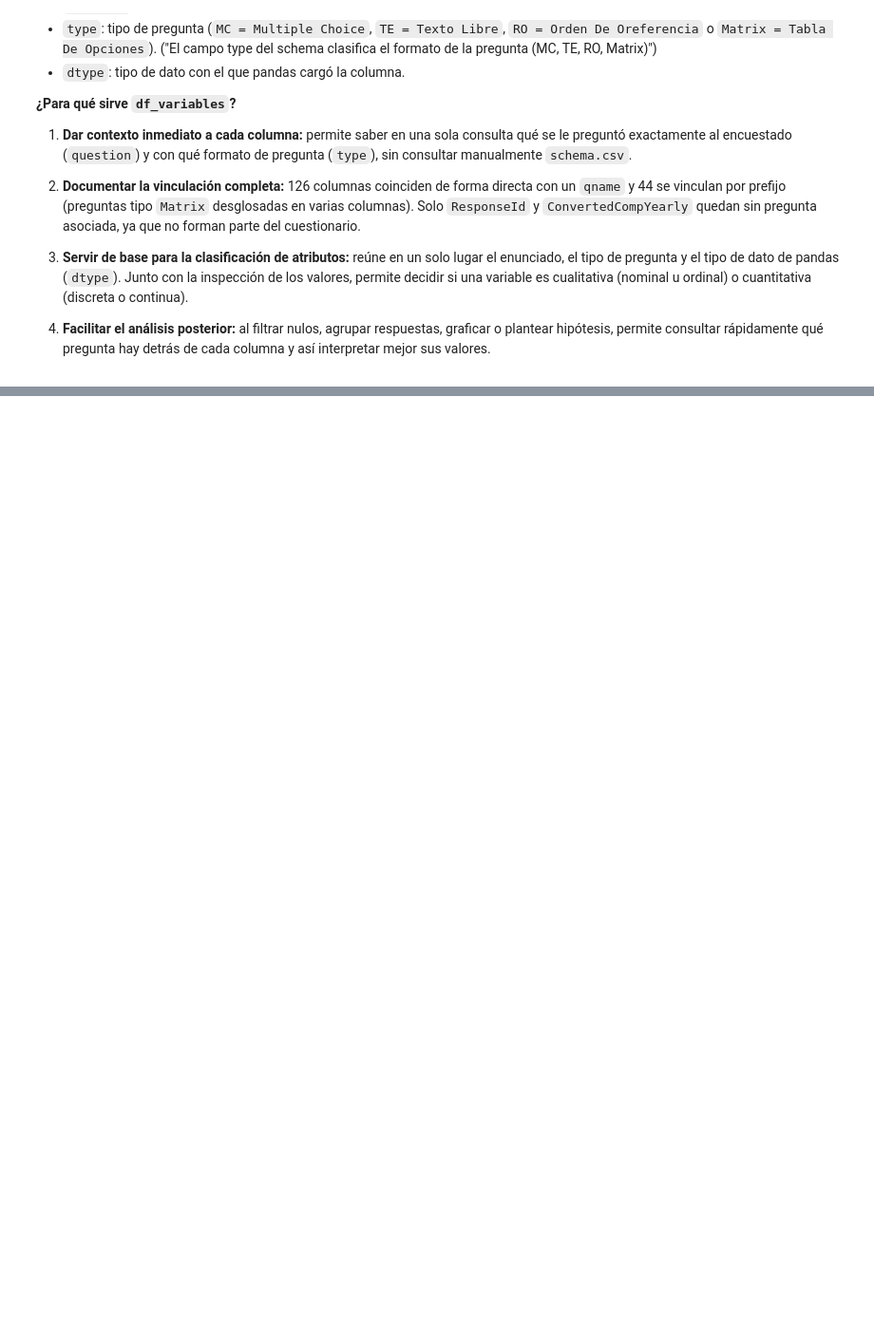
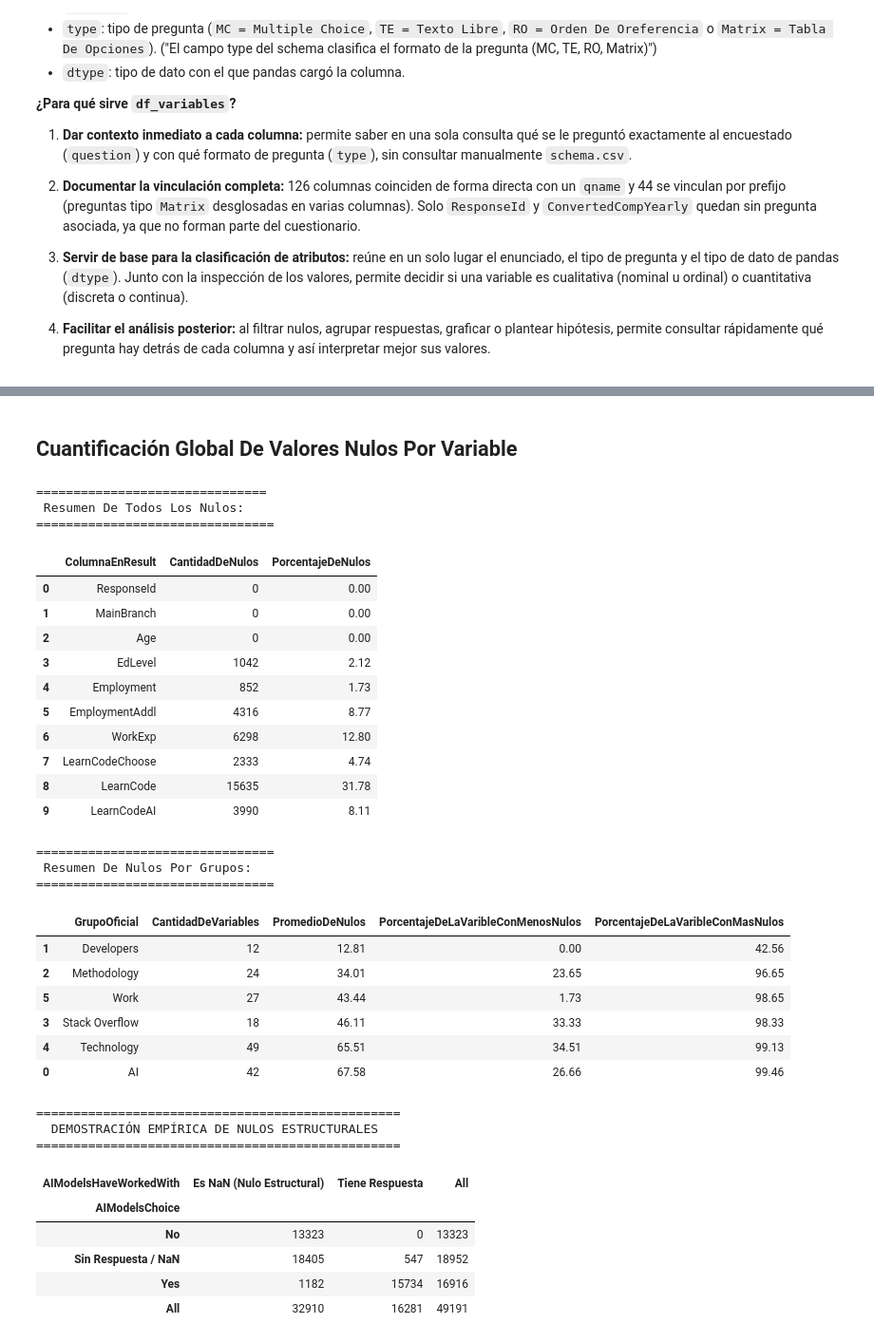
Before and after one commit to Gonza117/tp-fundamentos-ciencia-datos, a Jupyter notebook: CodigosGonza.ipynb, the cells around one changed output, grey strips where cells are left out. Shown at 95% size. Saved outputs shown, nothing was run; the diff lists cells and outputs as text; code cells hidden in the pictures; blank space fills up the shorter version.

Commit message:
Calculo De Valores Nulos

```diff
--- a/CodigosGonza.ipynb
+++ b/CodigosGonza.ipynb
@@ -196,7 +271,7 @@ df_schema.columns
 
 4. **Facilitar el análisis posterior:** al filtrar nulos, agrupar respuestas, graficar o plantear hipótesis, permite consultar rápidamente qué pregunta hay detrás de cada columna y así interpretar mejor sus valores.
 # %%
-def mapear_grupo_oficial(col):
+def mapear_GrupoOficial(col):
     # Developers (Profile, Education & Experience, Developer roles)
     if col in [
         "ResponseId", "MainBranch", "Age", "Country", "EdLevel", "WorkExp",
@@ -234,5 +309,5 @@ def mapear_grupo_oficial(col):
 
     return "Sin Clasificar"
 
-df_variables["grupo_oficial"] = df_variables["ColumnaEnResult"].apply(mapear_grupo_oficial)
+df_variables["GrupoOficial"] = df_variables["ColumnaEnResult"].apply(mapear_GrupoOficial)
 # %%
@@ -287,0 +327,76 @@ df_variables[df_variables['ColumnaEnResult'].str.contains('TechOppose_', case=Fa
+# %% [markdown]
+## Cuantificación Global De Valores Nulos Por Variable
+# %%
+df_nulos = pd.DataFrame({
+    "ColumnaEnResult": df_results.columns,
+    "CantidadDeNulos": df_results.isna().sum().values,
+    "PorcentajeDeNulos": (df_results.isna().mean() * 100).round(2).values
+})
+
+# Agregamos a df_variables la cantidad de nulos y el porcentaje que representan.
+if "PorcentajeDeNulos" not in df_variables.columns:
+    df_variables = df_variables.merge(df_nulos, on="ColumnaEnResult", how="left")
+
+print("===============================")
+print(" Resumen De Todos Los Nulos: ")
+print("================================")
+display(df_nulos[df_nulos.columns].head(10))
+
+# Esta parte del código toma la información individual de nulos de cada columna y la agrupa por los 6 módulos temáticos oficiales
+
+resumen_nulos_grupo = df_variables.groupby("GrupoOficial").agg(
+    CantidadDeVariables=("ColumnaEnResult", "count"),
+    PromedioDeNulos=("PorcentajeDeNulos", "mean"),
+    PorcentajeDeLaVaribleConMenosNulos=("PorcentajeDeNulos", "min"),
+    PorcentajeDeLaVaribleConMasNulos=("PorcentajeDeNulos", "max")
+).reset_index().sort_values(by="PromedioDeNulos")
+resumen_nulos_grupo["PromedioDeNulos"] = resumen_nulos_grupo["PromedioDeNulos"].round(2)
+
+print("================================")
+print(" Resumen De Nulos Por Grupos: ")
+print("================================")
+display(resumen_nulos_grupo[resumen_nulos_grupo.columns])
+
+
+print("=================================================")
+print("  DEMOSTRACIÓN EMPÍRICA DE NULOS ESTRUCTURALES ")
+print("=================================================")
+pd.crosstab(
+    df_results["AIModelsChoice"].fillna("Sin Respuesta / NaN"),
+    df_results["AIModelsHaveWorkedWith"].isna().map({True: "Es NaN (Nulo Estructural)", False: "Tiene Respuesta"}),
+    margins=True
+)
+# %% [output]
+===============================
+ Resumen De Todos Los Nulos:
+================================
+|  | ColumnaEnResult | CantidadDeNulos | PorcentajeDeNulos |
+| 0 | ResponseId | 0 | 0.00 |
+| 1 | MainBranch | 0 | 0.00 |
+| 2 | Age | 0 | 0.00 |
+| 3 | EdLevel | 1042 | 2.12 |
+| 4 | Employment | 852 | 1.73 |
+| 5 | EmploymentAddl | 4316 | 8.77 |
+| 6 | WorkExp | 6298 | 12.80 |
+| 7 | LearnCodeChoose | 2333 | 4.74 |
+| 8 | LearnCode | 15635 | 31.78 |
+| 9 | LearnCodeAI | 3990 | 8.11 |
+================================
+ Resumen De Nulos Por Grupos:
+================================
+|  | GrupoOficial | CantidadDeVariables | PromedioDeNulos | PorcentajeDeLaVaribleConMenosNulos | PorcentajeDeLaVaribleConMasNulos |
+| 1 | Developers | 12 | 12.81 | 0.00 | 42.56 |
+| 2 | Methodology | 24 | 34.01 | 23.65 | 96.65 |
+| 5 | Work | 27 | 43.44 | 1.73 | 98.65 |
+| 3 | Stack Overflow | 18 | 46.11 | 33.33 | 98.33 |
+| 4 | Technology | 49 | 65.51 | 34.51 | 99.13 |
+| 0 | AI | 42 | 67.58 | 26.66 | 99.46 |
+=================================================
+  DEMOSTRACIÓN EMPÍRICA DE NULOS ESTRUCTURALES
+=================================================
+| AIModelsHaveWorkedWith | Es NaN (Nulo Estructural) | Tiene Respuesta | All |
+| AIModelsChoice |  |  |  |
+| No | 13323 | 0 | 13323 |
+| Sin Respuesta / NaN | 18405 | 547 | 18952 |
+| Yes | 1182 | 15734 | 16916 |
+| All | 32910 | 16281 | 49191 |
```
Also changed, not shown: parts of 10 cells of this notebook.
